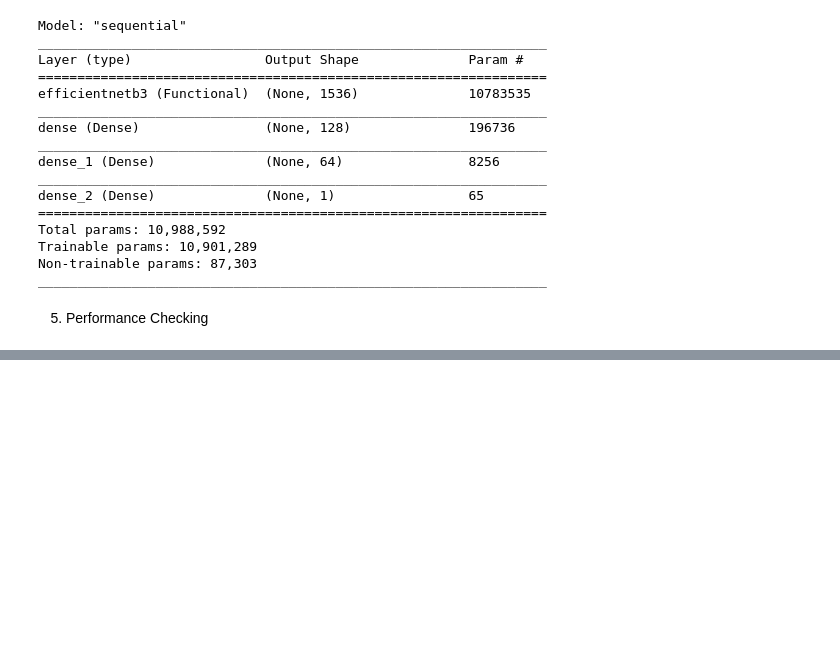
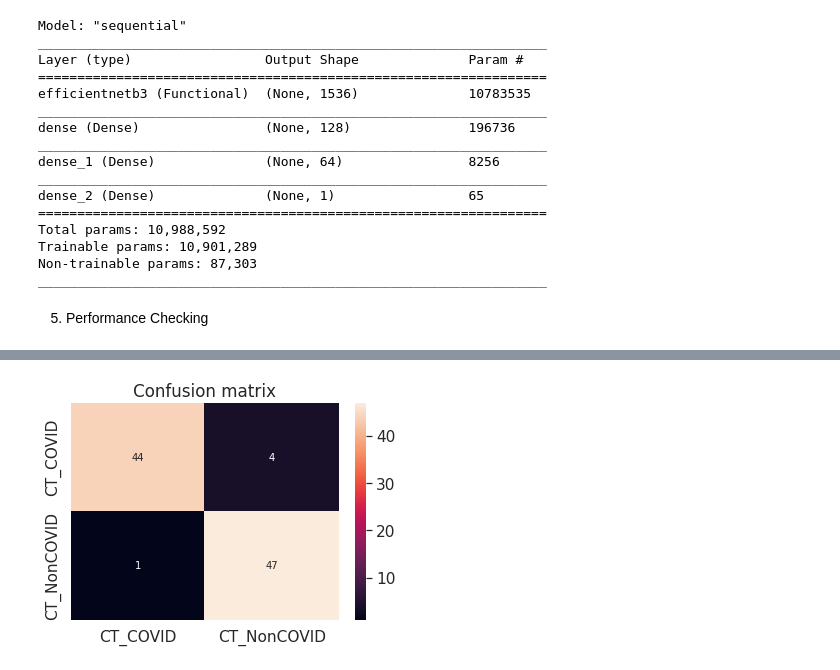
Before and after one commit to KilledByBugs/CE888_Assignments, a Jupyter notebook: EFFNET_COVID19_Classification_TransferLearning.ipynb, the cells around one changed output, grey strips where cells are left out. Saved outputs shown, nothing was run; the diff lists cells and outputs as text; code cells hidden in the pictures; blank space fills up the shorter version.

```diff
--- a/EFFNET_COVID19_Classification_TransferLearning.ipynb
+++ b/EFFNET_COVID19_Classification_TransferLearning.ipynb
@@ -401,0 +402,14 @@ AUC:             0.9270833333333333
+# %%
+from sklearn.metrics import confusion_matrix
+import seaborn as sn; sn.set(font_scale=1.4)
+
+CM = confusion_matrix(test_y, ypred)
+ax = plt.axes()
+sn.heatmap(CM, annot=True,
+           annot_kws={"size": 10},
+           xticklabels=class_names,
+           yticklabels=class_names, ax = ax)
+ax.set_title('Confusion matrix')
+plt.show()
+# %% [output]
+[figure, added]
```
Also changed, not shown: parts of 6 cells of this notebook.
